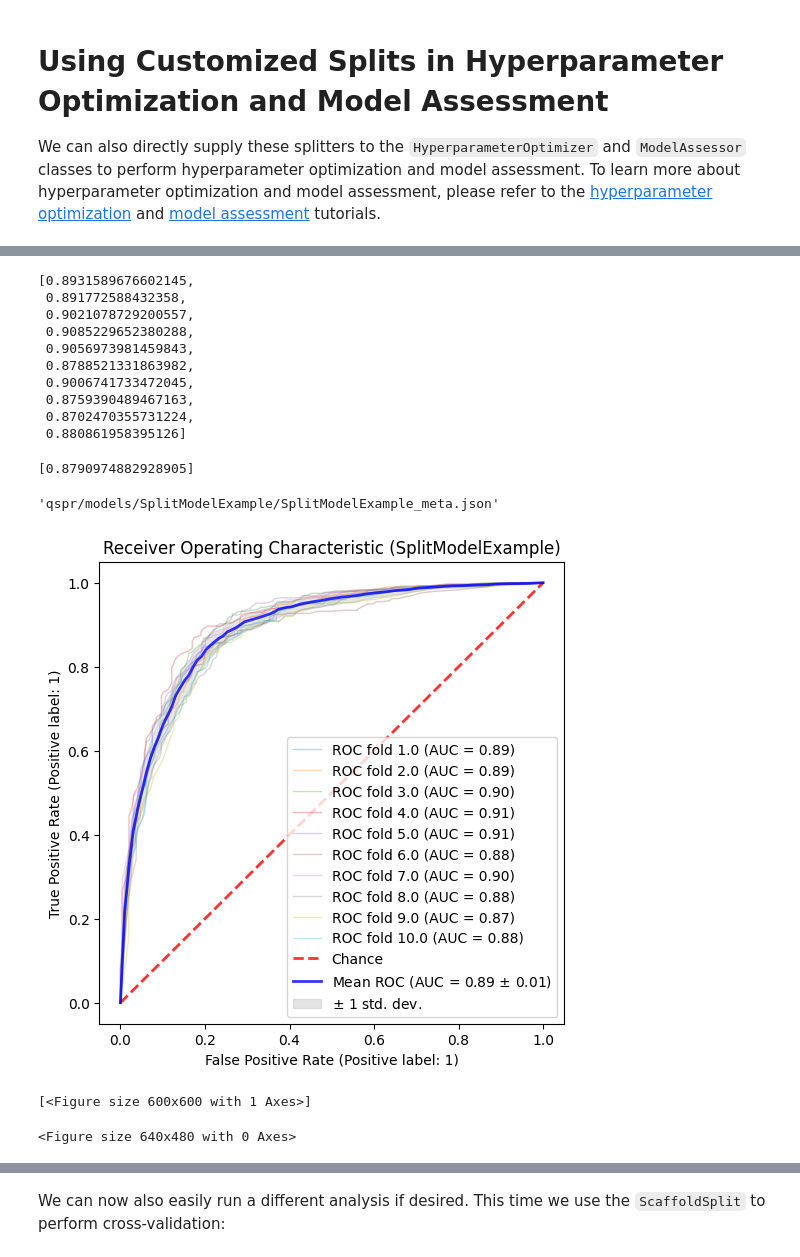
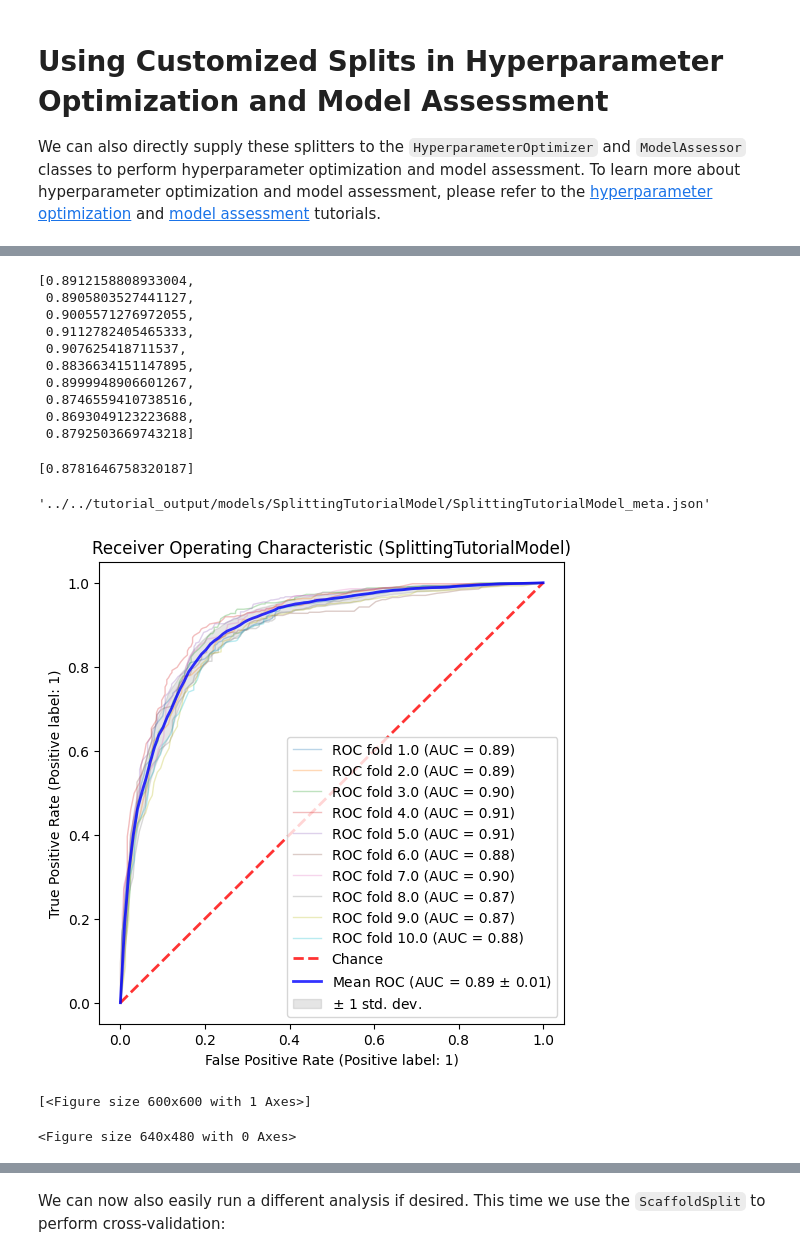
Before and after one commit to CDDLeiden/QSPRpred, a Jupyter notebook: tutorials/basics/data/data_splitting.ipynb, the cells around one changed output, grey strips where cells are left out. Drawn from its saved outputs; the diff is of its cells as text; code cells hidden in the pictures.

Commit message:
fix paths data splitting

```diff
--- a/tutorials/basics/data/data_splitting.ipynb
+++ b/tutorials/basics/data/data_splitting.ipynb
@@ -21,7 +21,7 @@ os.makedirs("../../tutorial_output/data", exist_ok=True)
 dataset = QSPRDataset(
   	df=df,
   	store_dir="../../tutorial_output/data",
-  	name="A2A_LIGANDS_class",
+  	name="SplittingTutorialDataset",
   	target_props=[{"name": "pchembl_value_Mean", "task": "SINGLECLASS", "th": [6.5]}],
   	random_state=42
 )
@@ -264,7 +246,7 @@ from sklearn.ensemble import ExtraTreesClassifier
 from qsprpred.models.hyperparam_optimization import OptunaOptimization
 from qsprpred.models.assessment_methods import CrossValAssessor
 
-model = SklearnModel(base_dir = 'qspr/models/', data=dataset, alg = ExtraTreesClassifier, name='SplitModelExample', random_state=dataset.randomState)
+model = SklearnModel(base_dir = '../../tutorial_output/models/', data=dataset, alg = ExtraTreesClassifier, name='SplittingTutorialModel', random_state=dataset.randomState)
 score_func = SklearnMetric.getDefaultMetric(model.task)
 search_space_bs = {"n_estimators": ["int", 10, 100, 250]}
 optimizer = OptunaOptimization(
@@ -285,35 +267,35 @@ At the moment n_jobs>1 not available for bayes optimization, n_jobs set to 1.
 # run bootstrapping ten times with the optimized model
 CrossValAssessor(scoring=score_func, split=BootstrapSplit(split=RandomSplit(0.2), n_bootstraps=10))(model)
 # %% [output]
-[0.8931589676602145,
- 0.891772588432358,
- 0.9021078729200557,
- 0.9085229652380288,
- 0.9056973981459843,
- 0.8788521331863982,
- 0.9006741733472045,
- 0.8759390489467163,
- 0.8702470355731224,
- 0.880861958395126]
+[0.8912158808933004,
+ 0.8905803527441127,
+ 0.9005571276972055,
+ 0.9112782405465333,
+ 0.907625418711537,
+ 0.8836634151147895,
+ 0.8999948906601267,
+ 0.8746559410738516,
+ 0.8693049123223688,
+ 0.8792503669743218]
 # %%
 # evaluate on the test set as well
 from qsprpred.models.assessment_methods import TestSetAssessor
 
 TestSetAssessor(scoring=score_func)(model)
 # %% [output]
-[0.8790974882928905]
+[0.8781646758320187]
 # %%
 model.save() # save all files
 # %% [output]
-'qspr/models/SplitModelExample/SplitModelExample_meta.json'
+'../../tutorial_output/models/SplittingTutorialModel/SplittingTutorialModel_meta.json'
 # %%
 # plot the results for bootstrapping
 from qsprpred.plotting.classification import ROCPlot
 
 plot = ROCPlot([model])
-plot.make(save=True, show=True, property_name="pchembl_value_Median_class", validation="cv")
+plot.make(save=True, show=True, property_name="pchembl_value_Mean_class", validation="cv")
 # %% [output]
-[figure, old version]
+[figure, new version]
 [<Figure size 600x600 with 1 Axes>]
 <Figure size 640x480 with 0 Axes>
 # %%
```
Also changed, not shown: parts of 13 cells of this notebook.
